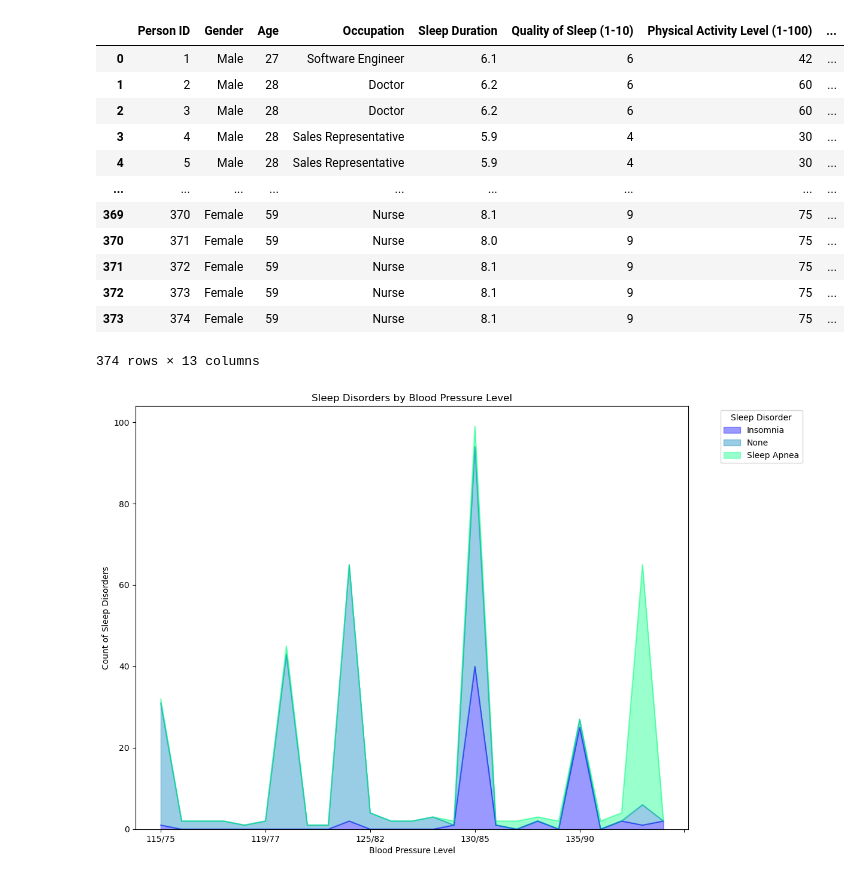
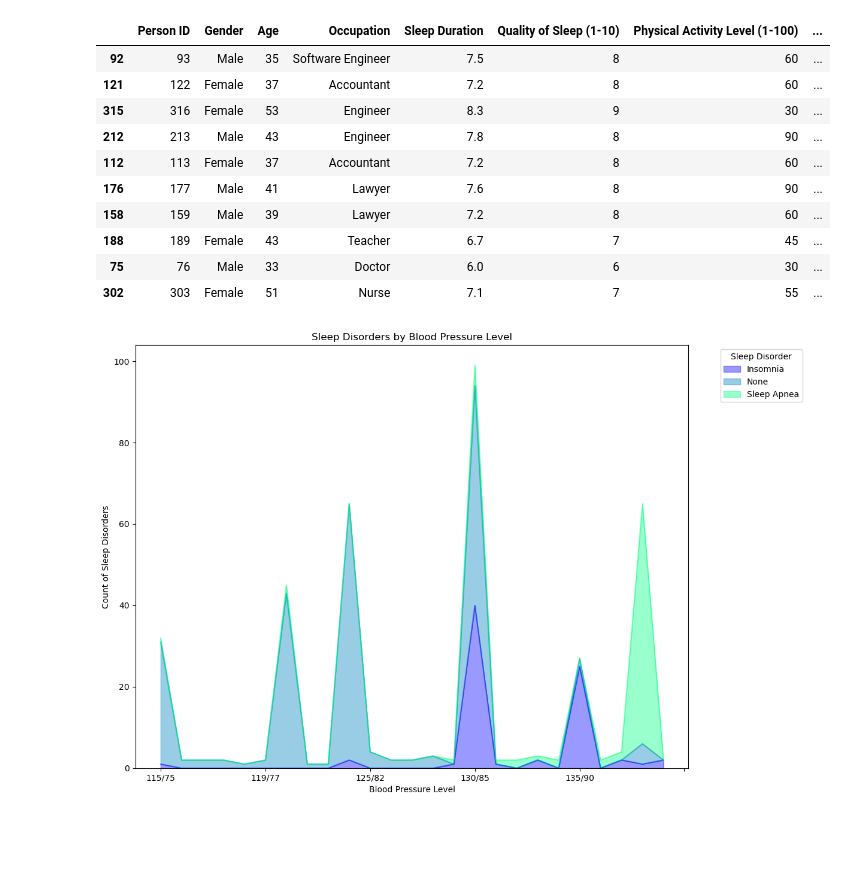
Before and after one commit to GBishop85/Project-One, a Jupyter notebook: Project_1_Sleep_Disorders.ipynb, the cells around one changed output. Cells and saved outputs as stored; diff of their text form; code cells hidden in the pictures; blank space fills up the shorter version.

```diff
--- a/Project_1_Sleep_Disorders.ipynb
+++ b/Project_1_Sleep_Disorders.ipynb
@@ -10,24 +10,24 @@ from matplotlib.colors import ListedColormap
 # %%
 # File to Load
 sleep_health_data_to_load = Path("Resources/Sleep Health Lifestyle.csv")
 
 # Read Sleep Data File and store into Pandas DataFrames
 sleep_health_data = pd.read_csv(sleep_health_data_to_load)
-sleep_health_data
+
+#Randomly Generate 10 Participants in our Dataset
+sleep_health_data.sample(frac=1).head(10)
 # %% [output]
 |  | Person ID | Gender | Age | Occupation | Sleep Duration | Quality of Sleep (1-10) | Physical Activity Level (1-100) | ... |
-| 0 | 1 | Male | 27 | Software Engineer | 6.1 | 6 | 42 | ... |
-| 1 | 2 | Male | 28 | Doctor | 6.2 | 6 | 60 | ... |
-| 2 | 3 | Male | 28 | Doctor | 6.2 | 6 | 60 | ... |
-| 3 | 4 | Male | 28 | Sales Representative | 5.9 | 4 | 30 | ... |
-| 4 | 5 | Male | 28 | Sales Representative | 5.9 | 4 | 30 | ... |
-| ... | ... | ... | ... | ... | ... | ... | ... | ... |
-| 369 | 370 | Female | 59 | Nurse | 8.1 | 9 | 75 | ... |
-| 370 | 371 | Female | 59 | Nurse | 8.0 | 9 | 75 | ... |
-| 371 | 372 | Female | 59 | Nurse | 8.1 | 9 | 75 | ... |
-| 372 | 373 | Female | 59 | Nurse | 8.1 | 9 | 75 | ... |
-| 373 | 374 | Female | 59 | Nurse | 8.1 | 9 | 75 | ... |
+| 92 | 93 | Male | 35 | Software Engineer | 7.5 | 8 | 60 | ... |
+| 121 | 122 | Female | 37 | Accountant | 7.2 | 8 | 60 | ... |
+| 315 | 316 | Female | 53 | Engineer | 8.3 | 9 | 30 | ... |
+| 212 | 213 | Male | 43 | Engineer | 7.8 | 8 | 90 | ... |
+| 112 | 113 | Female | 37 | Accountant | 7.2 | 8 | 60 | ... |
+| 176 | 177 | Male | 41 | Lawyer | 7.6 | 8 | 90 | ... |
+| 158 | 159 | Male | 39 | Lawyer | 7.2 | 8 | 60 | ... |
+| 188 | 189 | Female | 43 | Teacher | 6.7 | 7 | 45 | ... |
+| 75 | 76 | Male | 33 | Doctor | 6.0 | 6 | 30 | ... |
+| 302 | 303 | Female | 51 | Nurse | 7.1 | 7 | 55 | ... |
-374 rows × 13 columns
 # %%
 #Sleep Disorders by Physical Activity - Area Chart
 
```
Also changed, not shown: parts of 8 cells of this notebook, 11 other files.
